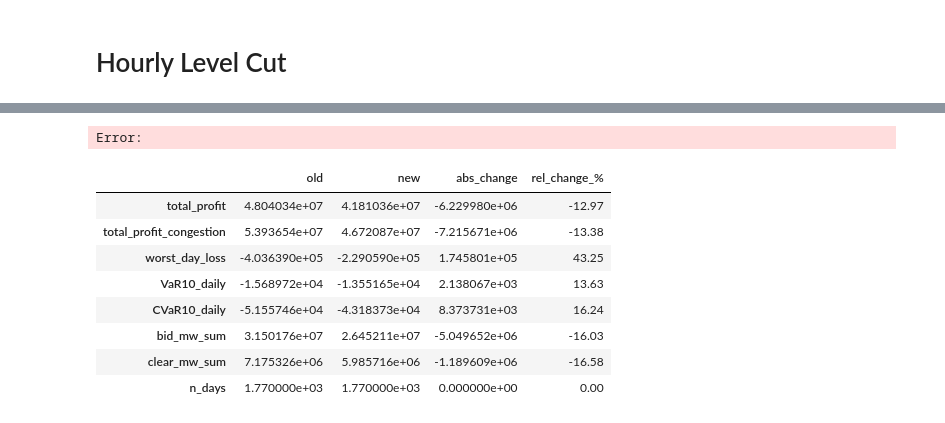
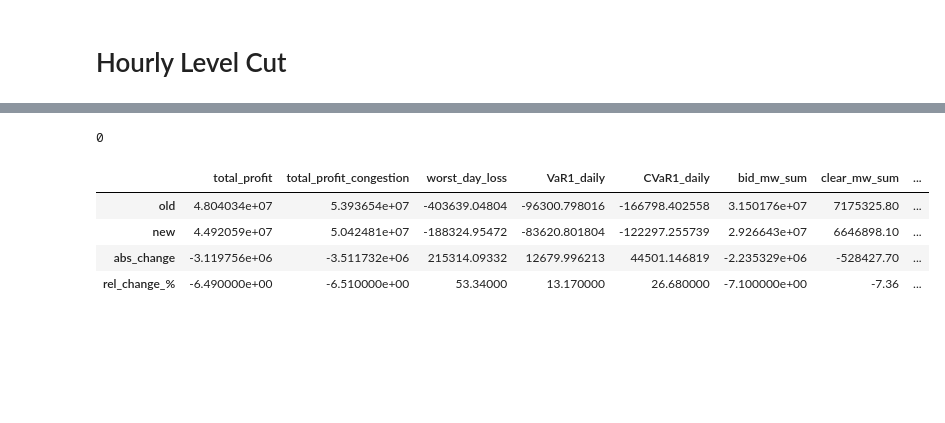
Before and after one commit to qingcheng-rgb/Qingcheng, a Jupyter notebook: QCTest/constraint_family_exposure_risk/SPP_risk_cut_analysis_new.ipynb, the cells around one changed output, grey strips where cells are left out. Saved outputs shown, nothing was run; the diff lists cells and outputs as text; code cells hidden in the pictures; blank space fills up the shorter version.

```diff
--- a/QCTest/constraint_family_exposure_risk/SPP_risk_cut_analysis_new.ipynb
+++ b/QCTest/constraint_family_exposure_risk/SPP_risk_cut_analysis_new.ipynb
@@ -309,5 +307,3 @@ holdout match rate: 0.81
-# %%
-train_df['rt_da_smaller_500'] = ((train_df['rtm'] < -500) | (train_df['dam'] < -500)).astype(int)
 # %%
 # === 1. feature setup (family-day level) ===
 KEYS    = ['dt', 'constraint_family_num']
@@ -3316,16 +3327,29 @@ display(cmp)
 # %%
 import numpy as np, pandas as pd
 
+# rule 1 ceiling in mw, by how bad the 7d RT stress is. Edit here / grid-search over these.
+CAP_TIERS_7D = {'edges': [-24000, -8000, -3000], 'caps': [10, 30, 50], 'default': np.inf}
+
+
+def cap_7d(d, t=CAP_TIERS_7D):
+    """mw ceiling for rule 1: below edges[0] -> caps[0], then caps[1], caps[2]; outside -> default.
+    The last band (-8000..-3000) is the 'caps[2]' one; rows >= -3000 get default (uncapped)."""
+    return np.select([d['rtm_sum_7d'] < e for e in t['edges']], t['caps'], default=t['default'])
+
 RULES = [
+    # 1) only when rtm_sum_7d < -3000. ceiling tiers on how bad the 7d stress is:
+    #    < -24000 -> min(formula, 10) | -24000..-8000 -> min(formula, 30) | -8000..-3000 -> min(formula, 50)
     (lambda d: d['rtm_sum_7d'] < -3000,
-     lambda d: np.where(111000 / -((d['rtm_lag1']+ d['rt_max_7d'] + d['rtm_sum_7d']/np.maximum(d['rt_nz_cnt_7d'],1))/3 - d['dam_lag1']) < 0, 30,
-               np.minimum(111000 / -((d['rtm_lag1']+d['rt_max_7d'] + d['rtm_sum_7d']/np.maximum(d['rt_nz_cnt_7d'],1))/3 - d['dam_lag1']), 30))),
+     lambda d: np.where(111000 / -((d['rtm_lag1']+ d['rt_max_7d'] + d['rtm_sum_7d']/np.maximum(d['rt_nz_cnt_7d'],1))/3 - d['dam_lag1']) < 0,
+               cap_7d(d),
+               np.minimum(111000 / -((d['rtm_lag1']+ d['rt_max_7d'] + d['rtm_sum_7d']/np.maximum(d['rt_nz_cnt_7d'],1))/3 - d['dam_lag1']),
+                         cap_7d(d)))),
     (lambda d: d['FlowRatio'] > 1,
      lambda d: np.where(111000 / -((d['rtm_lag1']+d['rt_max_3m'] + d['rtm_sum_3m']/np.maximum(d['rt_nz_cnt_3m'],1))/3 - d['dam_lag1']) < 0, 30,
                np.minimum(111000 / -((d['rtm_lag1']+d['rt_max_3m'] + d['rtm_sum_3m']/np.maximum(d['rt_nz_cnt_3m'],1))/3 - d['dam_lag1']), 30))),
     (lambda d: d['rtm_sum_3m'] < -3000,
      lambda d: np.where(111000 / -((d['rtm_lag1']+d['rt_max_3m'] + d['rtm_sum_3m']/np.maximum(d['rt_nz_cnt_3m'],1))/3 - d['dam_lag1']) < 0, 50,
-               np.minimum(111000 / -((d['rtm_lag1']+d['rt_max_3m'] + d['rtm_sum_3m']/np.maximum(d['rt_nz_cnt_3m'],1))/3 - d['dam_lag1']), 50))),
+               np.minimum(111000 / -((d['rtm_lag1']+d['rt_max_3m'] + d['rtm_sum_3m']/np.maximum(d['rt_nz_cnt_3m'],1))/3 - d['dam_lag1']), 50)))
 ]
 
 # RULES = [
@@ -3482,8 +3464,6 @@ portfolio_df['node_mult'] = np.where(portfolio_df['incdec'].eq('Increment'),
                                      portfolio_df['inc_mult'].fillna(1.0),
                                      portfolio_df['dec_mult'].fillna(1.0))
 portfolio_df['bid_mw_cut'] = portfolio_df['bid_mw'] * portfolio_df['node_mult']
-# %% [output]
-Error:
 # %%
 # create the pnl table for each day, long mws and short mws for each constraint family num and the pnl in the column
 # first create the daily constraint family num short bid mws and long bid mws and then clear mws
@@ -3540,38 +3520,39 @@ profit_table_new  = calculate_derived_profit_cols(portfolio_df.merge(ref_df, on
 
 del ref_df            # merged into profit_table; not used afterward
 gc.collect()
+# %% [output]
+0
 # %%
 def portfolio_summary(df, label=None, profit_col='profit', cong_col='profit_congestion',
-                      bid_col='bid_mw', clear_col='clear_mw', date_col='dt', q=0.1):
+                      bid_col='bid_mw', clear_col='clear_mw', date_col='dt', q=0.01):
     """One-line portfolio summary computed directly from the table's own columns."""
     daily = df.groupby(date_col)[profit_col].sum()          # daily P&L
     var_thr = daily.quantile(q)                             # 5% VaR = 5th-pctile daily P&L
     out = {
         'total_profit':            df[profit_col].sum(),
         'total_profit_congestion': df[cong_col].sum(),
         'worst_day_loss':          daily.min(),
         f'VaR{int(q*100)}_daily':  var_thr,                 # loss you exceed 5% of days
         f'CVaR{int(q*100)}_daily': daily[daily <= var_thr].mean(),  # mean of the worst 5% of days
         'bid_mw_sum':              df[bid_col].sum(),
         'clear_mw_sum':            df[clear_col].sum(),
         'n_days':                  int(daily.shape[0]),
     }
     return pd.Series(out, name=label)
 
 new = portfolio_summary(profit_table_new, 'new', bid_col='bid_mw_cut')
 old = portfolio_summary(profit_table_old, 'old', bid_col='bid_mw')
 
 cmp = pd.concat([old, new], axis=1)
 cmp['abs_change']   = cmp['new'] - cmp['old']
-cmp['rel_change_%'] = (cmp['abs_change'] / cmp['old'].abs() * 100).round(2)   # vs old, sign-preserving
+cmp['rel_change_%'] = (cmp['abs_change'] / cmp['old'].abs() * 100).round(2) # vs old, sign-preserving
+# cmp['returnoncvar1'] = cmp['total_profit']/cmp['CVaR1_daily']
+cmp= cmp.T
+cmp['total_profit_over_cvar1'] = cmp['total_profit'] / cmp['CVaR1_daily']
 display(cmp)
 # %% [output]
-|  | old | new | abs_change | rel_change_% |
-| total_profit | 4.804034e+07 | 4.181036e+07 | -6.229980e+06 | -12.97 |
-| total_profit_congestion | 5.393654e+07 | 4.672087e+07 | -7.215671e+06 | -13.38 |
-| worst_day_loss | -4.036390e+05 | -2.290590e+05 | 1.745801e+05 | 43.25 |
-| VaR10_daily | -1.568972e+04 | -1.355165e+04 | 2.138067e+03 | 13.63 |
-| CVaR10_daily | -5.155746e+04 | -4.318373e+04 | 8.373731e+03 | 16.24 |
-| bid_mw_sum | 3.150176e+07 | 2.645211e+07 | -5.049652e+06 | -16.03 |
-| clear_mw_sum | 7.175326e+06 | 5.985716e+06 | -1.189609e+06 | -16.58 |
-| n_days | 1.770000e+03 | 1.770000e+03 | 0.000000e+00 | 0.00 |
+|  | total_profit | total_profit_congestion | worst_day_loss | VaR1_daily | CVaR1_daily | bid_mw_sum | clear_mw_sum | ... |
+| old | 4.804034e+07 | 5.393654e+07 | -403639.04804 | -96300.798016 | -166798.402558 | 3.150176e+07 | 7175325.80 | ... |
+| new | 4.492059e+07 | 5.042481e+07 | -188324.95472 | -83620.801804 | -122297.255739 | 2.926643e+07 | 6646898.10 | ... |
+| abs_change | -3.119756e+06 | -3.511732e+06 | 215314.09332 | 12679.996213 | 44501.146819 | -2.235329e+06 | -528427.70 | ... |
+| rel_change_% | -6.490000e+00 | -6.510000e+00 | 53.34000 | 13.170000 | 26.680000 | -7.100000e+00 | -7.36 | ... |
```
Also changed, not shown: parts of 12 cells of this notebook, 25 other files.
